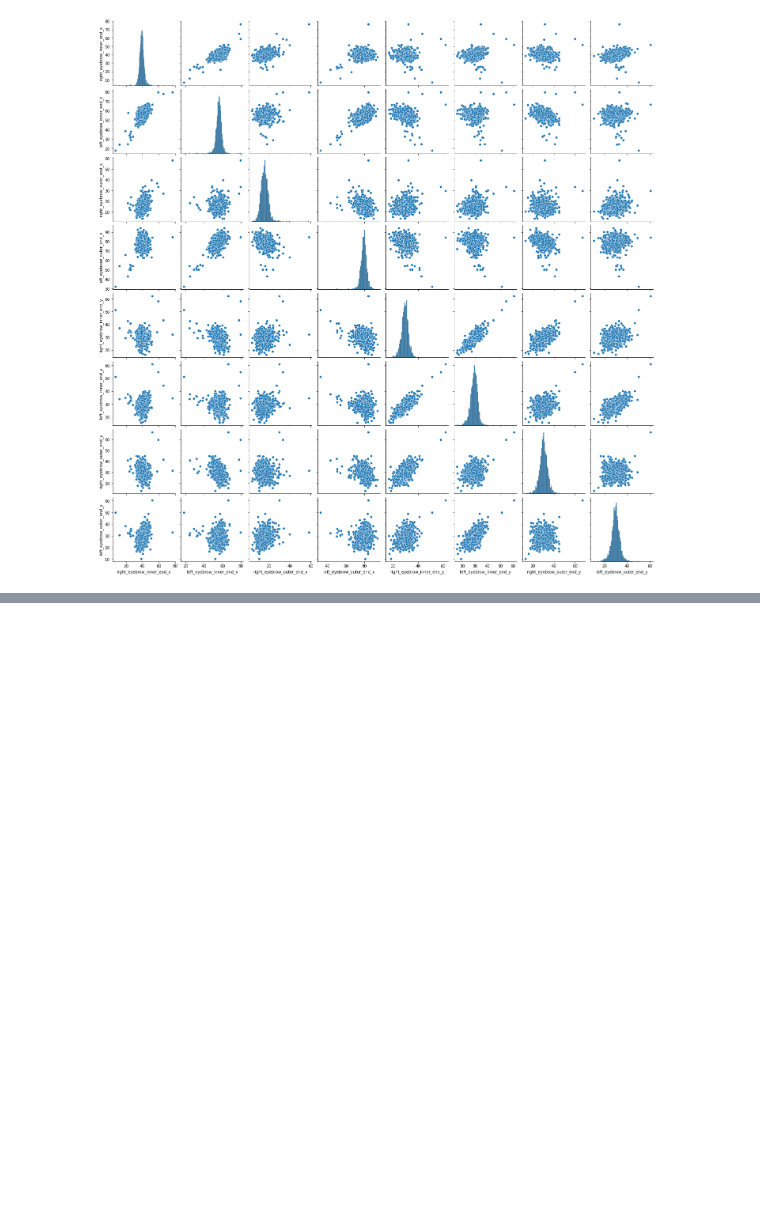
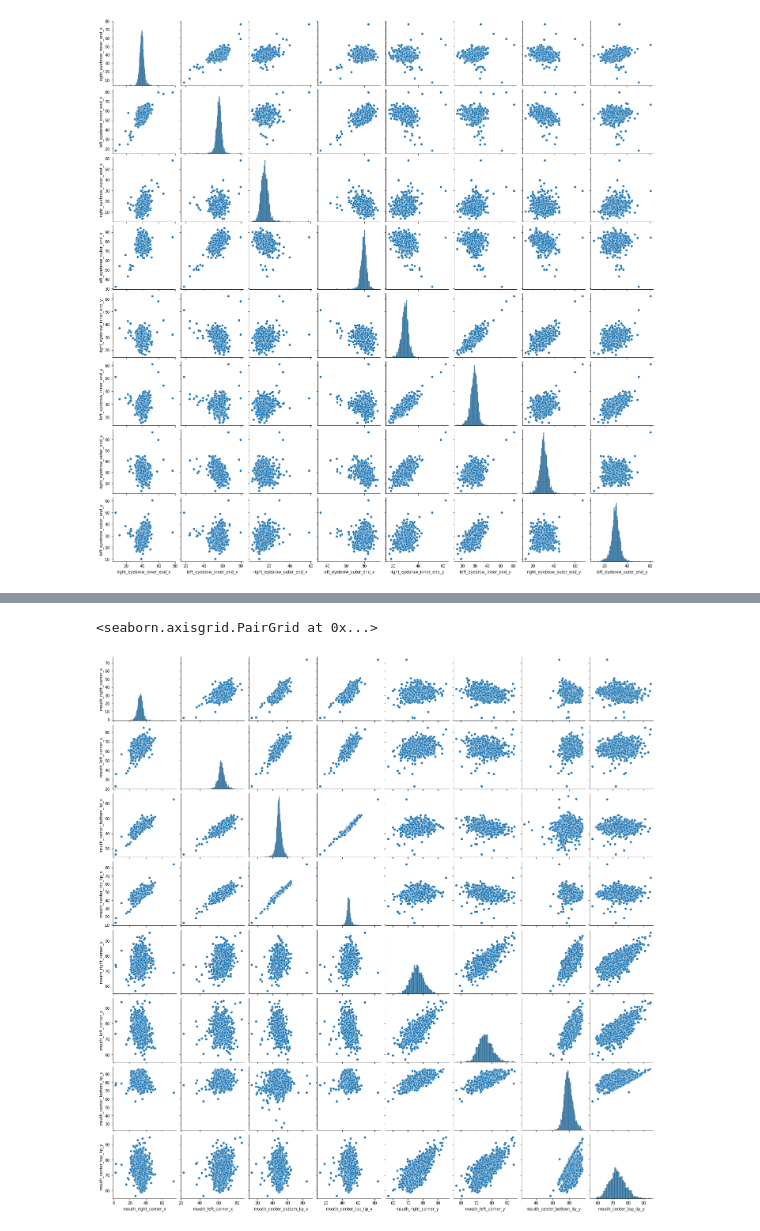
Before and after one commit to ivanshin/Facial_keypoints, a Jupyter notebook: research.ipynb, the cells around one changed output, grey strips where cells are left out. Cells and saved outputs as stored; diff of their text form; code cells hidden in the pictures; blank space fills up the shorter version.

```diff
--- a/research.ipynb
+++ b/research.ipynb
@@ -225,0 +241,6 @@ sns.pairplot(data= keypoints_frame[['right_eyebrow_inner_end_x', 'left_eyebrow_i
+# %%
+sns.pairplot(data= keypoints_frame[['mouth_right_corner_x', 'mouth_left_corner_x', 'mouth_center_bottom_lip_x', 'mouth_center_top_lip_x',
+'mouth_right_corner_y', 'mouth_left_corner_y', 'mouth_center_bottom_lip_y', 'mouth_center_top_lip_y']])
+# %% [output]
+<seaborn.axisgrid.PairGrid at 0x...>
+[figure, added]
```
Also changed, not shown: parts of 7 cells of this notebook.
